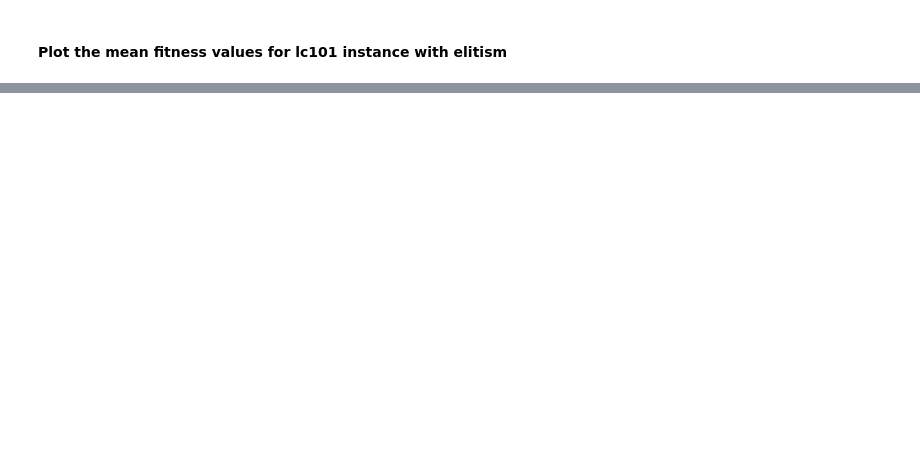
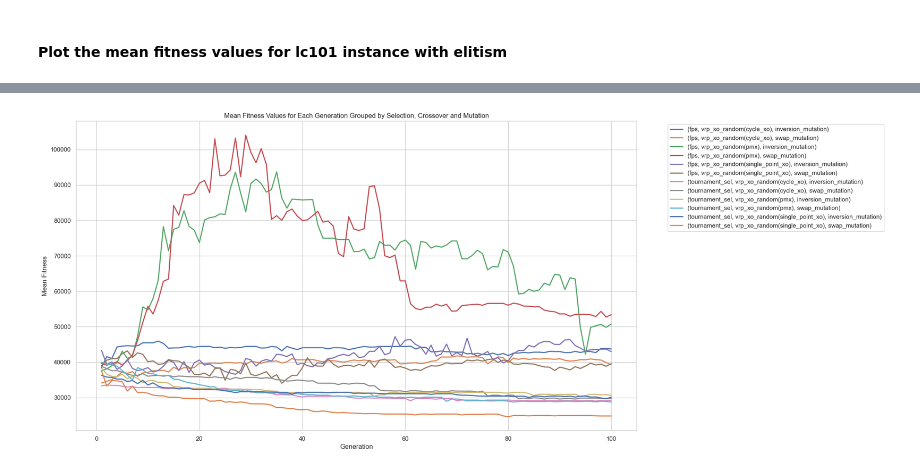
Before and after one commit to burcuyesilyurt/vrp_cifo, a Jupyter notebook: CIFO2024/Analysis generations.ipynb, the cells around one changed output, grey strips where cells are left out. Cells and saved outputs as stored; diff of their text form; code cells hidden in the pictures; blank space fills up the shorter version.

```diff
--- a/CIFO2024/Analysis generations.ipynb
+++ b/CIFO2024/Analysis generations.ipynb
@@ -127,0 +149,6 @@ plt.show()
+# %%
+#Is like not igual
+df_random= df4[df4['Crossover'].str.contains('random', case=False, na=False)]
+#Not random
+df_not_random= df4[~df4['Crossover'].str.contains('random', case=False, na=False)]
+df_random.head()
@@ -127,0 +162,16 @@ plt.show()
+# %%
+grouped = df_random.groupby(['Selection', 'Crossover', 'Mutation', 'Generation'])
+mean_fitness = grouped['Fitness'].mean()
+
+fig, ax = plt.subplots(figsize=(18, 10))
+
+mean_fitness.unstack(level=[0,1,2]).plot(ax=ax, linewidth=2)
+
+plt.xlabel('Generation')
+plt.ylabel('Mean Fitness')
+plt.title('Mean Fitness Values for Each Generation Grouped by Selection, Crossover and Mutation')
+
+plt.legend(bbox_to_anchor=(1.05, 1), loc='upper left')
+plt.show()
+# %% [output]
+[figure, added]
```
Also changed, not shown: parts of 18 cells of this notebook, 3 other files.
